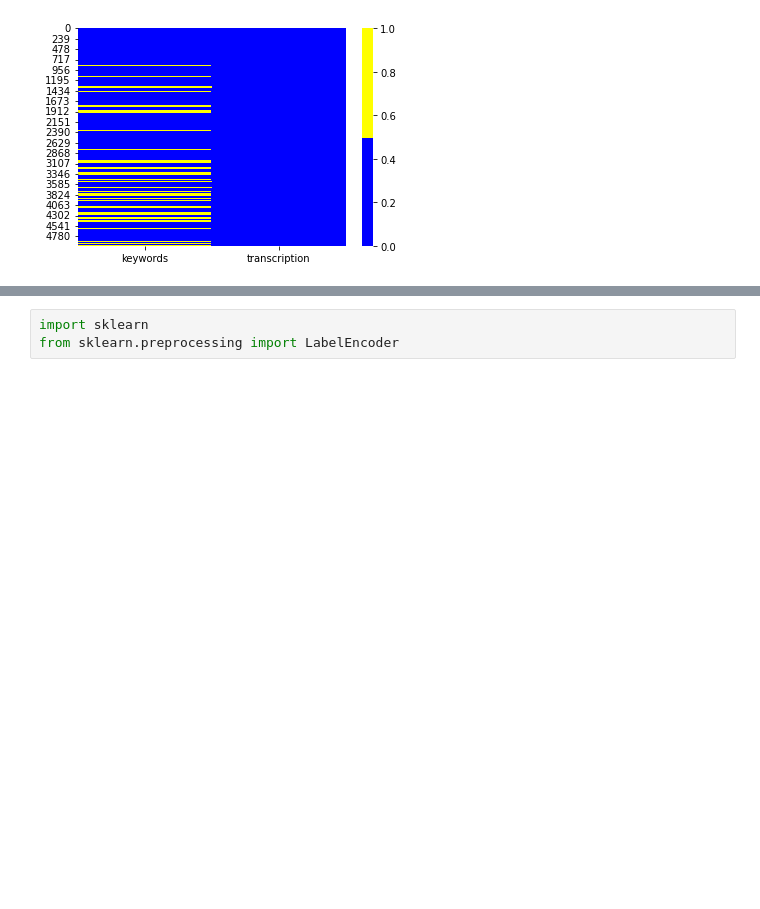
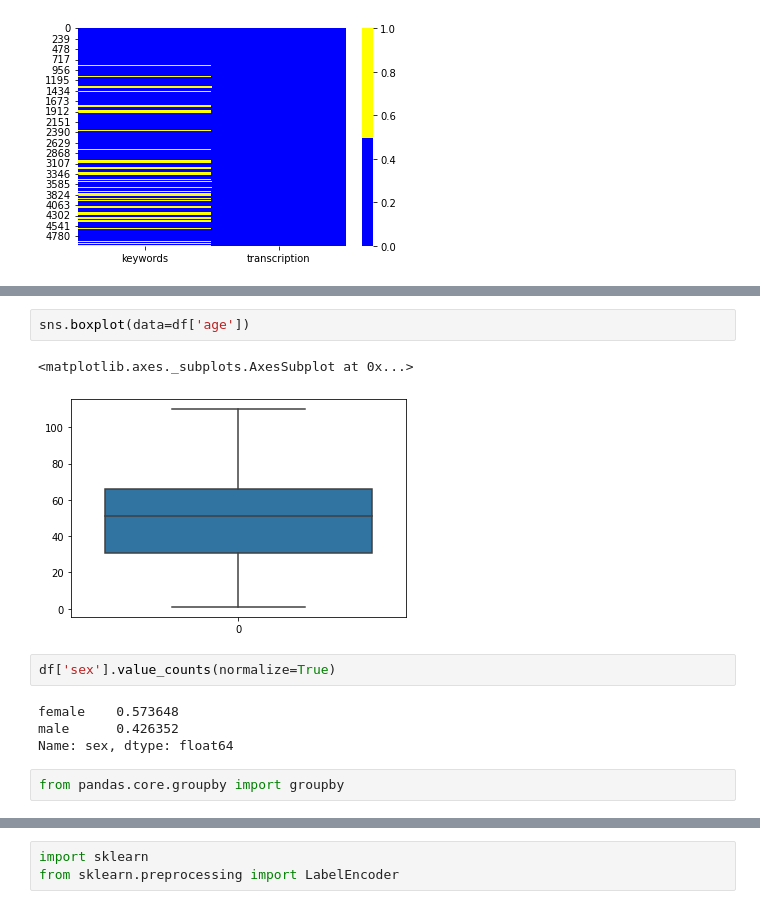
Before and after one commit to EZagoruyko/Medical-Records, a Jupyter notebook: MedRecords.ipynb, the cells around one changed output, grey strips where cells are left out. Saved outputs shown, nothing was run; the diff lists cells and outputs as text; blank space fills up the shorter version.

```diff
--- a/MedRecords.ipynb
+++ b/MedRecords.ipynb
@@ -171,0 +187,13 @@ df['keywords'].isnull().sum()
+# %%
+sns.boxplot(data=df['age'])
+# %% [output]
+<matplotlib.axes._subplots.AxesSubplot at 0x...>
+[figure, added]
+# %%
+df['sex'].value_counts(normalize=True)
+# %% [output]
+female    0.573648
+male      0.426352
+Name: sex, dtype: float64
+# %%
+from pandas.core.groupby import groupby
```
Also changed, not shown: parts of 35 cells of this notebook.
